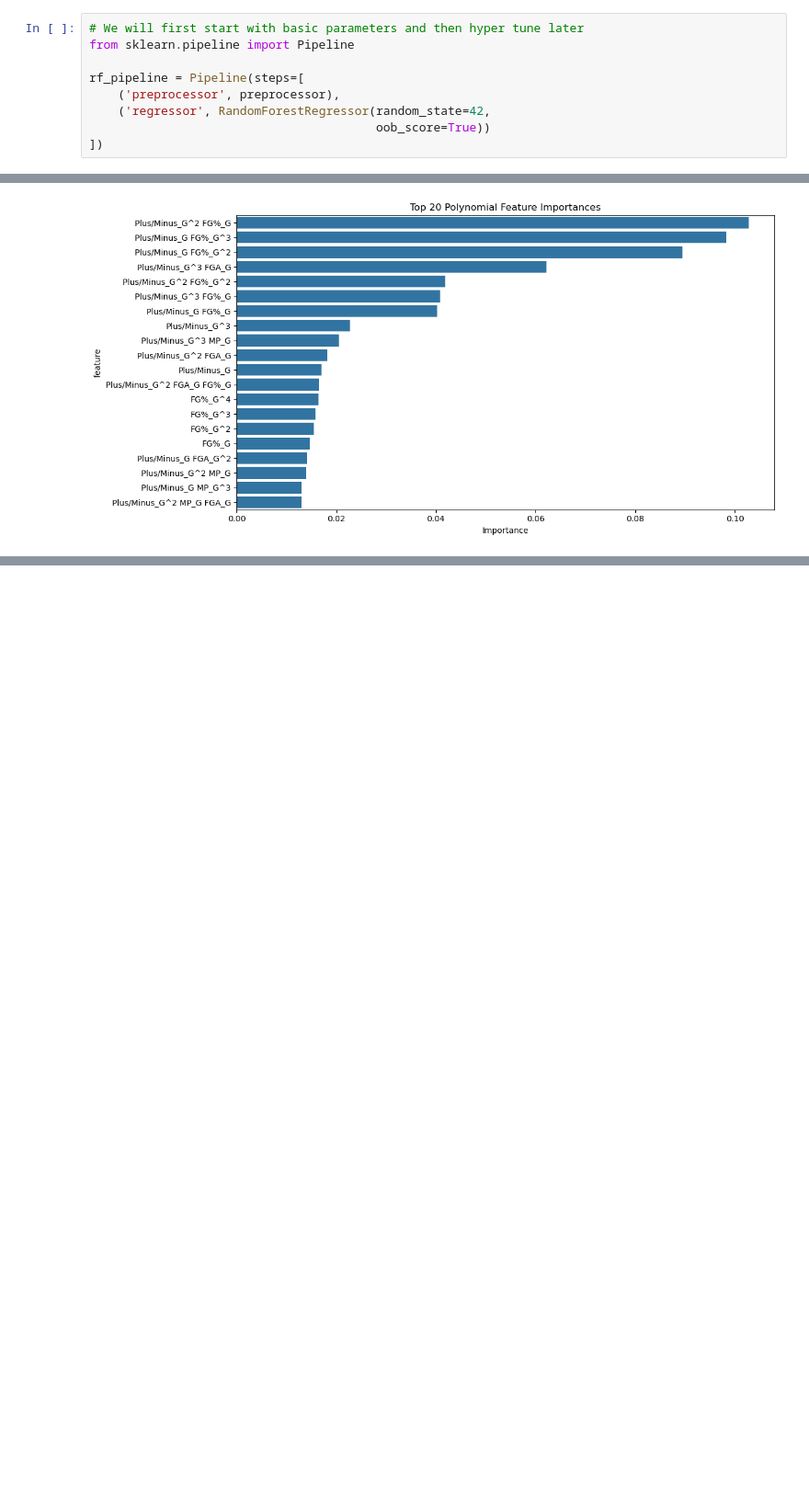
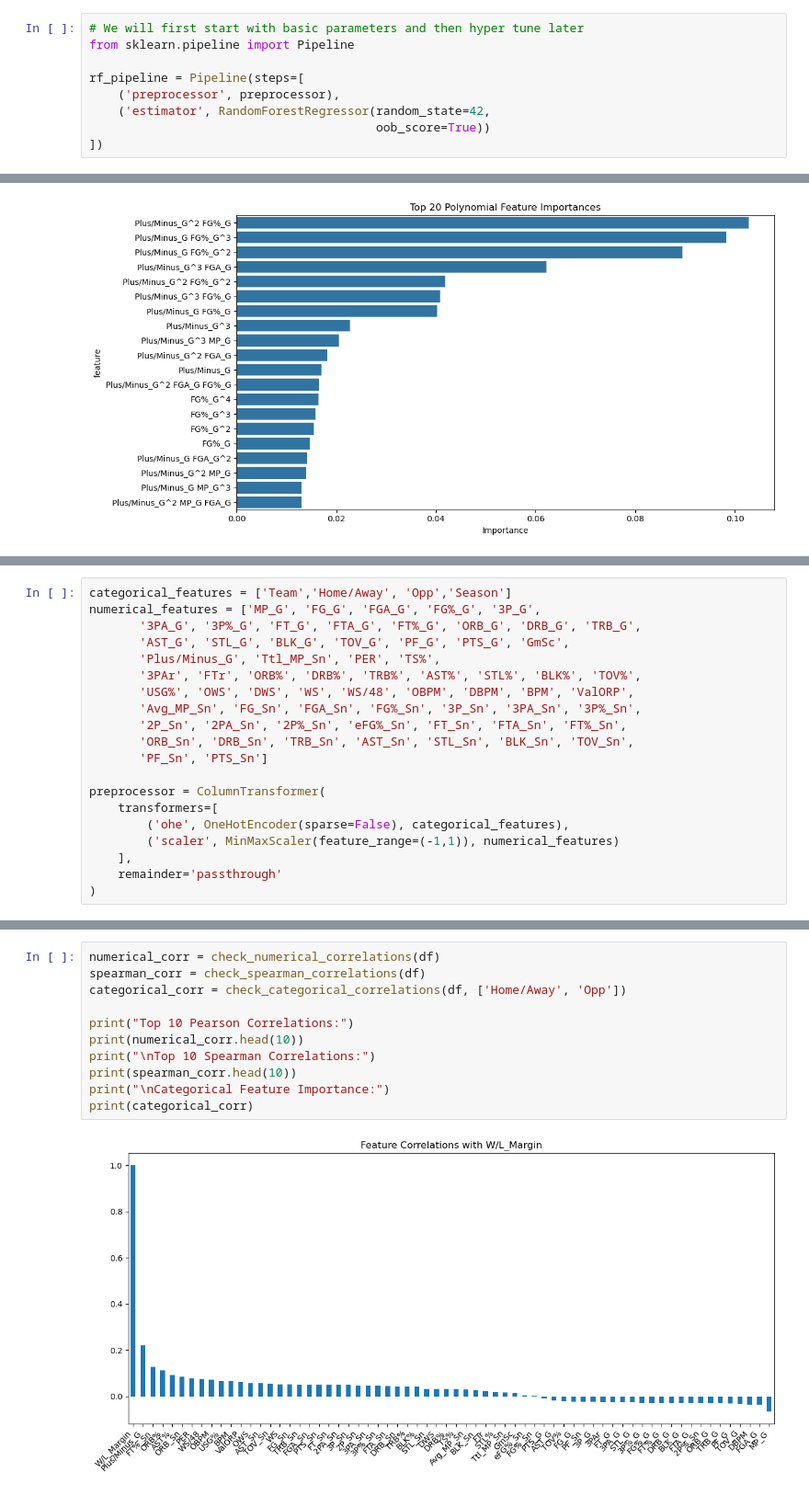
Before and after one commit to sabrinasayed99/Ph4_NBA_Player_Performance, a Jupyter notebook: Second_Model.ipynb, the cells around one changed output, grey strips where cells are left out. Shown at 92% size. Drawn from its saved outputs; the diff is of its cells as text; blank space fills up the shorter version.

```diff
--- a/Second_Model.ipynb
+++ b/Second_Model.ipynb
@@ -215,7 +235,7 @@ from sklearn.pipeline import Pipeline
 
 rf_pipeline = Pipeline(steps=[
     ('preprocessor', preprocessor),
-    ('regressor', RandomForestRegressor(random_state=42,
+    ('estimator', RandomForestRegressor(random_state=42,
                                         oob_score=True))
 ])
 # %%
@@ -632 +812,21 @@ df
+# %%
+categorical_features = ['Team','Home/Away', 'Opp','Season']
+numerical_features = ['MP_G', 'FG_G', 'FGA_G', 'FG%_G', '3P_G',
+       '3PA_G', '3P%_G', 'FT_G', 'FTA_G', 'FT%_G', 'ORB_G', 'DRB_G', 'TRB_G',
+       'AST_G', 'STL_G', 'BLK_G', 'TOV_G', 'PF_G', 'PTS_G', 'GmSc',
+       'Plus/Minus_G', 'Ttl_MP_Sn', 'PER', 'TS%',
+       '3PAr', 'FTr', 'ORB%', 'DRB%', 'TRB%', 'AST%', 'STL%', 'BLK%', 'TOV%',
+       'USG%', 'OWS', 'DWS', 'WS', 'WS/48', 'OBPM', 'DBPM', 'BPM', 'ValORP',
+       'Avg_MP_Sn', 'FG_Sn', 'FGA_Sn', 'FG%_Sn', '3P_Sn', '3PA_Sn', '3P%_Sn',
+       '2P_Sn', '2PA_Sn', '2P%_Sn', 'eFG%_Sn', 'FT_Sn', 'FTA_Sn', 'FT%_Sn',
+       'ORB_Sn', 'DRB_Sn', 'TRB_Sn', 'AST_Sn', 'STL_Sn', 'BLK_Sn', 'TOV_Sn',
+       'PF_Sn', 'PTS_Sn']
+
+preprocessor = ColumnTransformer(
+    transformers=[
+        ('ohe', OneHotEncoder(sparse=False), categorical_features),
+        ('scaler', MinMaxScaler(feature_range=(-1,1)), numerical_features)
+    ],
+    remainder='passthrough'
+)
 # %%
@@ -658,0 +942,13 @@ grid_search.fit(X_train, y_train)
+# %%
+numerical_corr = check_numerical_correlations(df)
+spearman_corr = check_spearman_correlations(df)
+categorical_corr = check_categorical_correlations(df, ['Home/Away', 'Opp'])
+
+print("Top 10 Pearson Correlations:")
+print(numerical_corr.head(10))
+print("\nTop 10 Spearman Correlations:")
+print(spearman_corr.head(10))
+print("\nCategorical Feature Importance:")
+print(categorical_corr)
+# %% [output]
+[figure, added]
```
Also changed, not shown: parts of 42 cells of this notebook, 1 other file.
